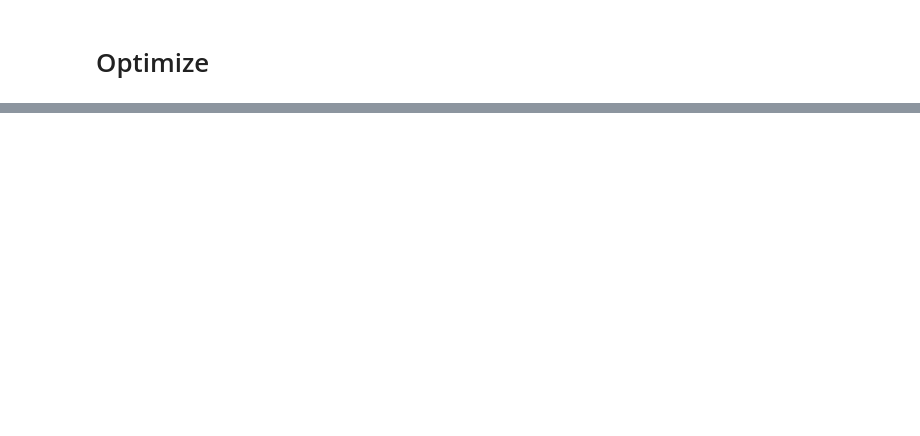
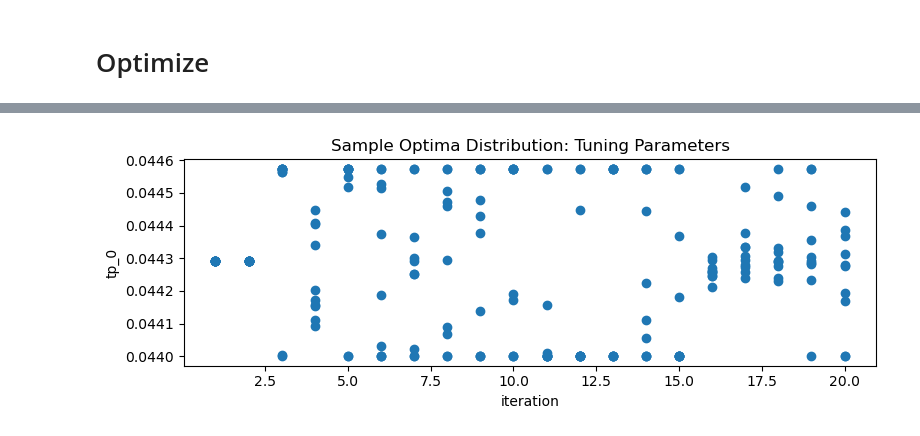
Before and after one commit to t-bz/SLAC_Xopt, a Jupyter notebook: lcls_ii/emittance/bax/bax-emittance-minimization-LCLSII.ipynb, the cells around one changed output, grey strips where cells are left out. Saved outputs shown, nothing was run; the diff lists cells and outputs as text; code cells hidden in the pictures; blank space fills up the shorter version.

```diff
--- a/lcls_ii/emittance/bax/bax-emittance-minimization-LCLSII.ipynb
+++ b/lcls_ii/emittance/bax/bax-emittance-minimization-LCLSII.ipynb
@@ -748,0 +815,5 @@ sample validity rate: tensor([0.9466])
+# %%
+from emitopt.plot_utils import plot_sample_optima_convergence_inputs
+fig, axs = plot_sample_optima_convergence_inputs(results, show_valid_only=False)
+# %% [output]
+[figure, added]
```
Also changed, not shown: parts of 48 cells of this notebook, 23 other files.
